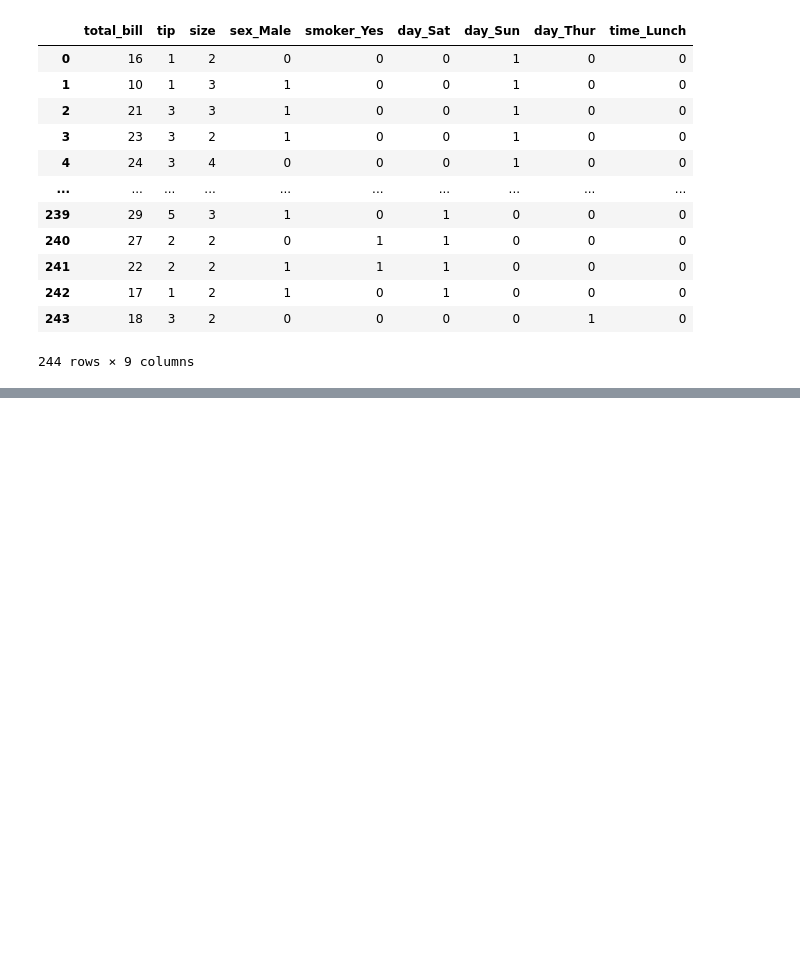
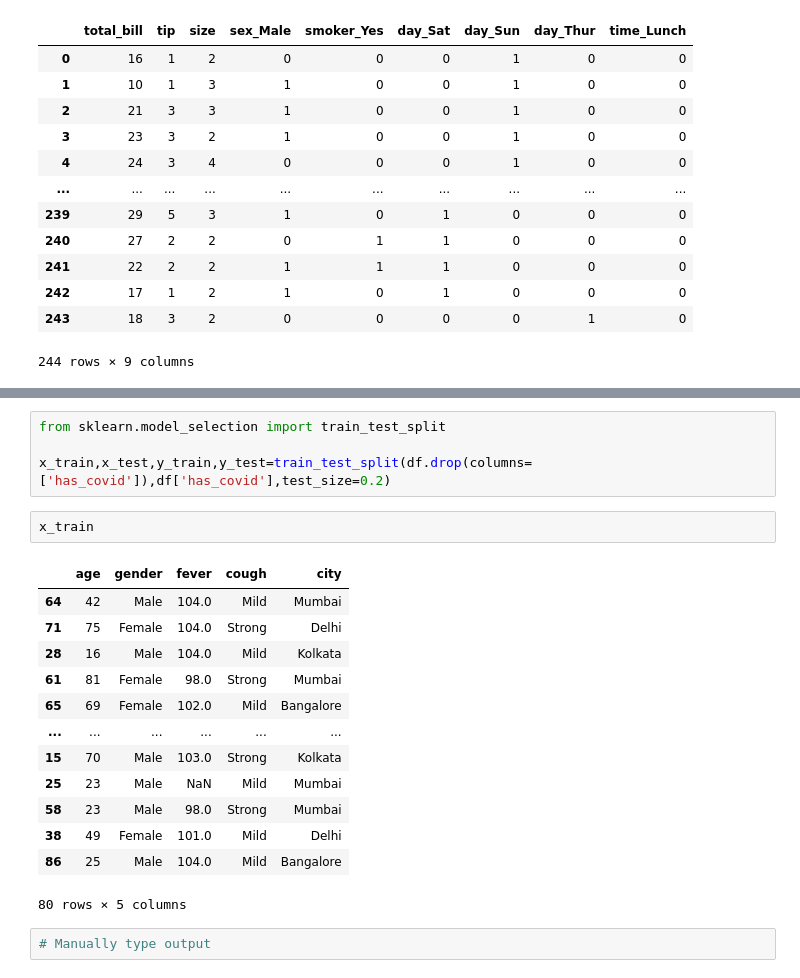
Before and after one commit to AnmolHemani/Advanced-Python, a Jupyter notebook: Feature Engineering.ipynb, the cells around one changed output, grey strips where cells are left out. Drawn from its saved outputs; the diff is of its cells as text; blank space fills up the shorter version.

```diff
--- a/Feature Engineering.ipynb
+++ b/Feature Engineering.ipynb
@@ -922,0 +1045,22 @@ df
+# %%
+from sklearn.model_selection import train_test_split
+
+x_train,x_test,y_train,y_test=train_test_split(df.drop(columns=['has_covid']),df['has_covid'],test_size=0.2)
+# %%
+x_train
+# %% [output]
+|  | age | gender | fever | cough | city |
+| 64 | 42 | Male | 104.0 | Mild | Mumbai |
+| 71 | 75 | Female | 104.0 | Strong | Delhi |
+| 28 | 16 | Male | 104.0 | Mild | Kolkata |
+| 61 | 81 | Female | 98.0 | Strong | Mumbai |
+| 65 | 69 | Female | 102.0 | Mild | Bangalore |
+| ... | ... | ... | ... | ... | ... |
+| 15 | 70 | Male | 103.0 | Strong | Kolkata |
+| 25 | 23 | Male | NaN | Mild | Mumbai |
+| 58 | 23 | Male | 98.0 | Strong | Mumbai |
+| 38 | 49 | Female | 101.0 | Mild | Delhi |
+| 86 | 25 | Male | 104.0 | Mild | Bangalore |
+80 rows × 5 columns
+# %%
+# Manually type output
```
Also changed, not shown: parts of 22 cells of this notebook.
